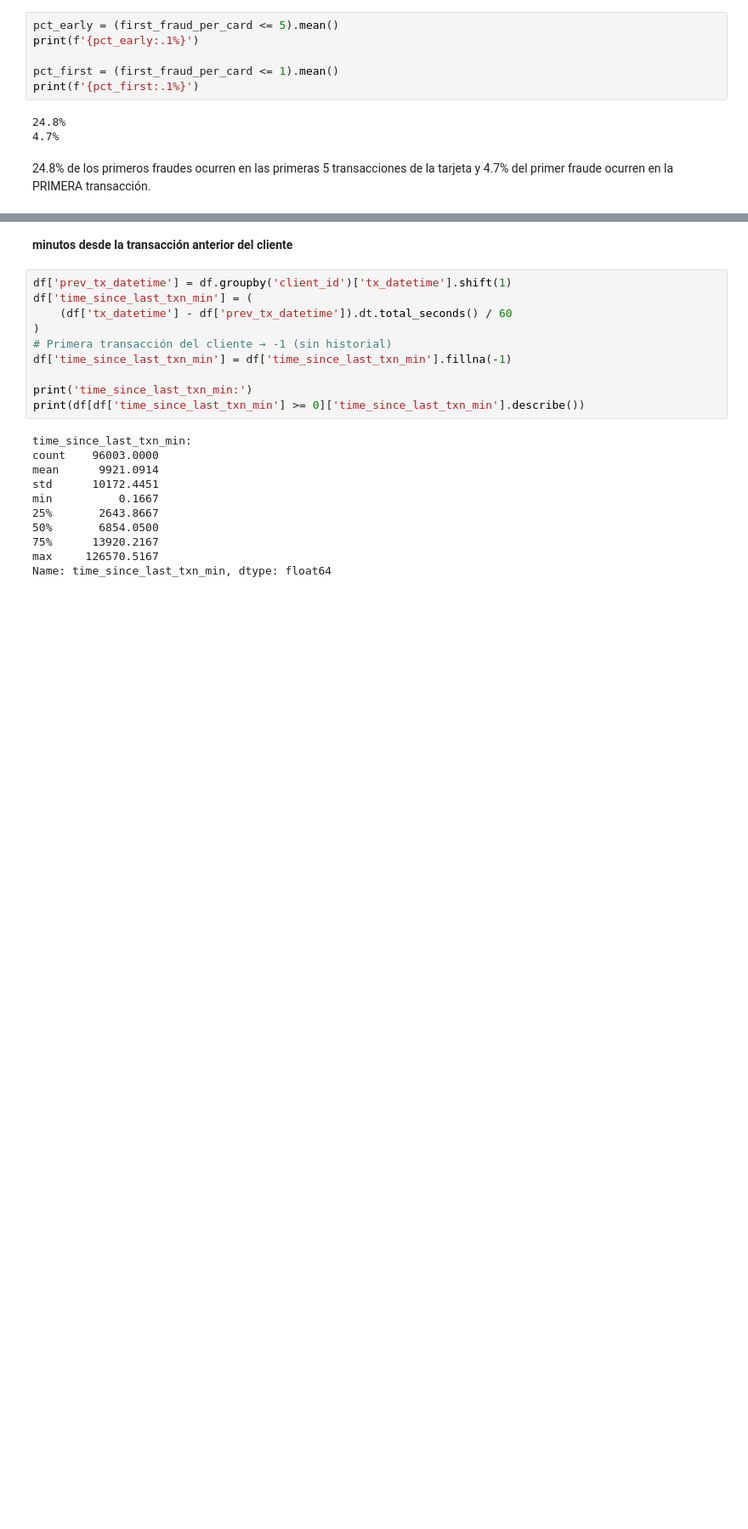
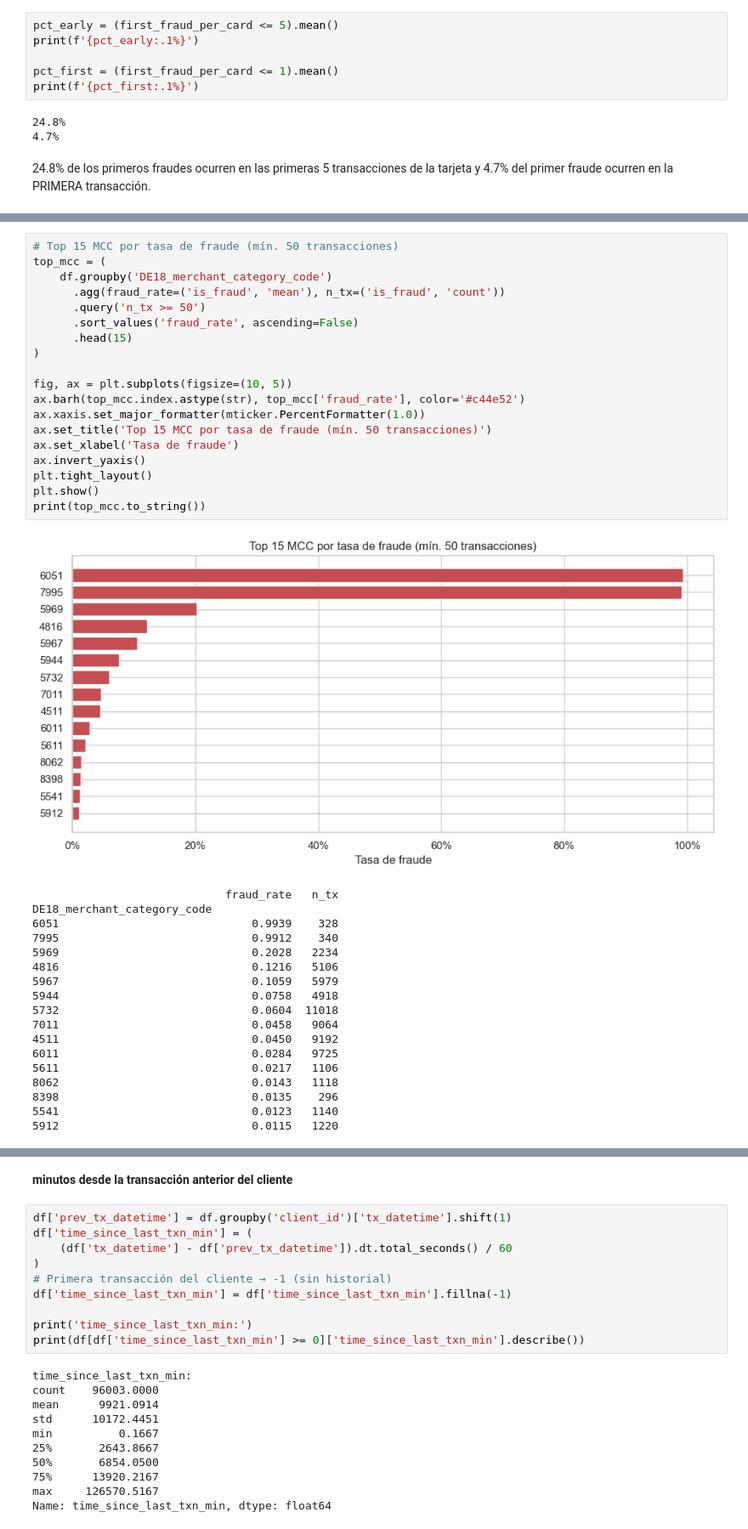
Before and after one commit to eunicean/PlusTI-Project, a Jupyter notebook: eda_bo_vip.ipynb, the cells around one changed output, grey strips where cells are left out. Shown at 85% size. Drawn from its saved outputs; the diff is of its cells as text; blank space fills up the shorter version.

```diff
--- a/eda_bo_vip.ipynb
+++ b/eda_bo_vip.ipynb
@@ -162,0 +238,38 @@ print(f'{pct_first:.1%}')
+# %%
+# Top 15 MCC por tasa de fraude (mín. 50 transacciones)
+top_mcc = (
+    df.groupby('DE18_merchant_category_code')
+      .agg(fraud_rate=('is_fraud', 'mean'), n_tx=('is_fraud', 'count'))
+      .query('n_tx >= 50')
+      .sort_values('fraud_rate', ascending=False)
+      .head(15)
+)
+
+fig, ax = plt.subplots(figsize=(10, 5))
+ax.barh(top_mcc.index.astype(str), top_mcc['fraud_rate'], color='#c44e52')
+ax.xaxis.set_major_formatter(mticker.PercentFormatter(1.0))
+ax.set_title('Top 15 MCC por tasa de fraude (mín. 50 transacciones)')
+ax.set_xlabel('Tasa de fraude')
+ax.invert_yaxis()
+plt.tight_layout()
+plt.show()
+print(top_mcc.to_string())
+# %% [output]
+[figure, added]
+                             fraud_rate   n_tx
+DE18_merchant_category_code
+6051                             0.9939    328
+7995                             0.9912    340
+5969                             0.2028   2234
+4816                             0.1216   5106
+5967                             0.1059   5979
+5944                             0.0758   4918
+5732                             0.0604  11018
+7011                             0.0458   9064
+4511                             0.0450   9192
+6011                             0.0284   9725
+5611                             0.0217   1106
+8062                             0.0143   1118
+8398                             0.0135    296
+5541                             0.0123   1140
+5912                             0.0115   1220
```
Also changed, not shown: parts of 7 cells of this notebook.
